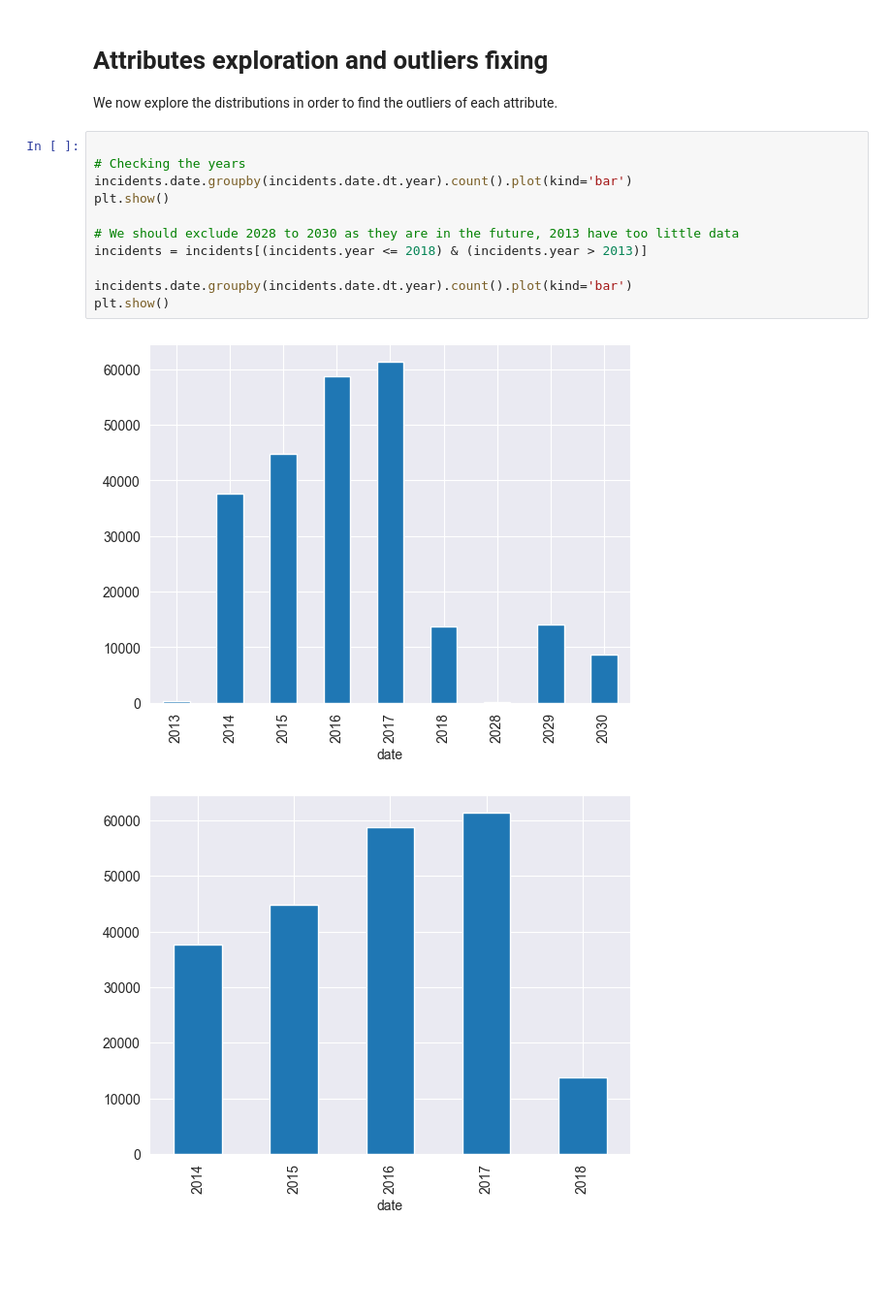
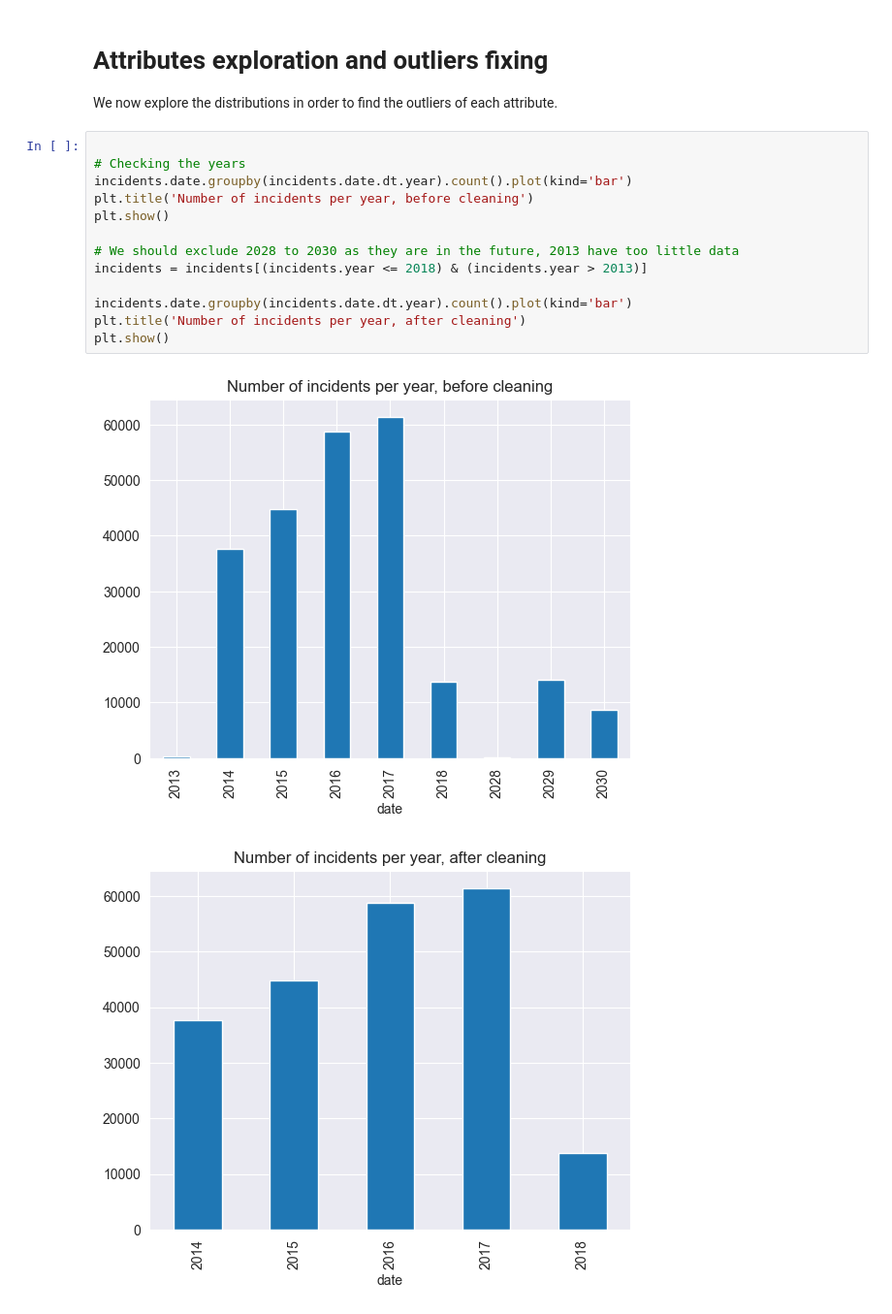
Before and after one commit to Alexthw46/DataMiningProject, a Jupyter notebook: TASK_1/data_understanding.ipynb, the cells around one changed output. Shown at 97% size. Drawn from its saved outputs; the diff is of its cells as text; blank space fills up the shorter version.

```diff
--- a/TASK_1/data_understanding.ipynb
+++ b/TASK_1/data_understanding.ipynb
@@ -254,16 +256,18 @@ We now explore the distributions in order to find the outliers of each attribute
 # %%
 
 # Checking the years
 incidents.date.groupby(incidents.date.dt.year).count().plot(kind='bar')
+plt.title('Number of incidents per year, before cleaning')
 plt.show()
 
 # We should exclude 2028 to 2030 as they are in the future, 2013 have too little data
 incidents = incidents[(incidents.year <= 2018) & (incidents.year > 2013)]
 
 incidents.date.groupby(incidents.date.dt.year).count().plot(kind='bar')
+plt.title('Number of incidents per year, after cleaning')
 plt.show()
 # %% [output]
-[figure, old version]
+[figure, new version]
-[figure, old version]
+[figure, new version]
 # %%
 # Checking the state distribution
```
Also changed, not shown: parts of 32 cells of this notebook, 1 other file.
